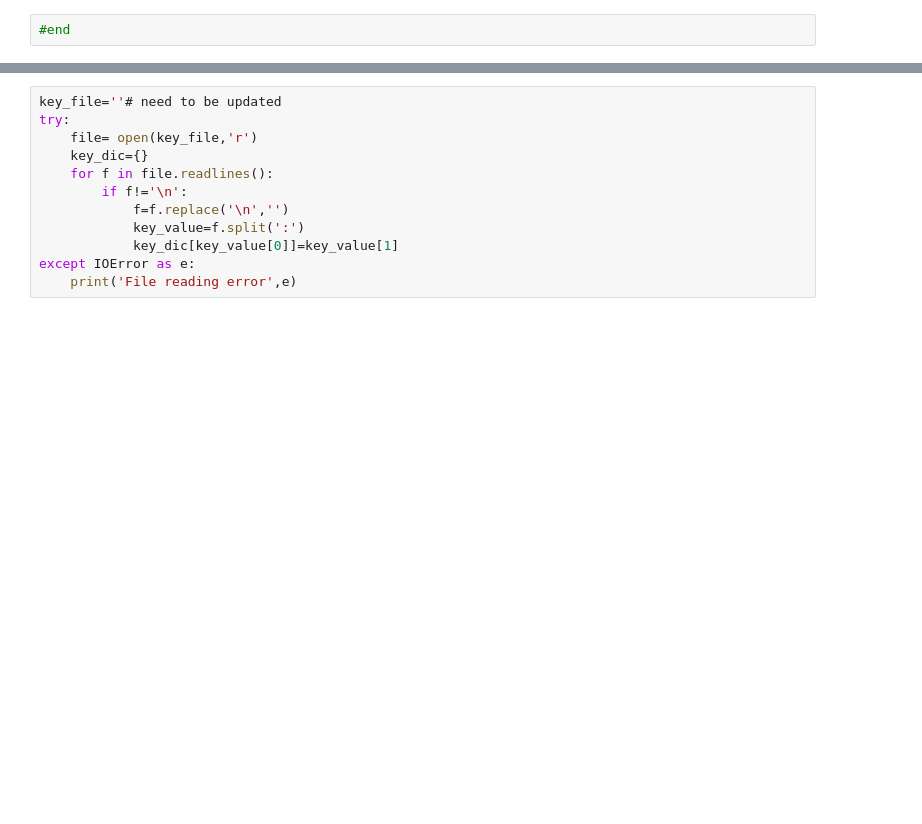
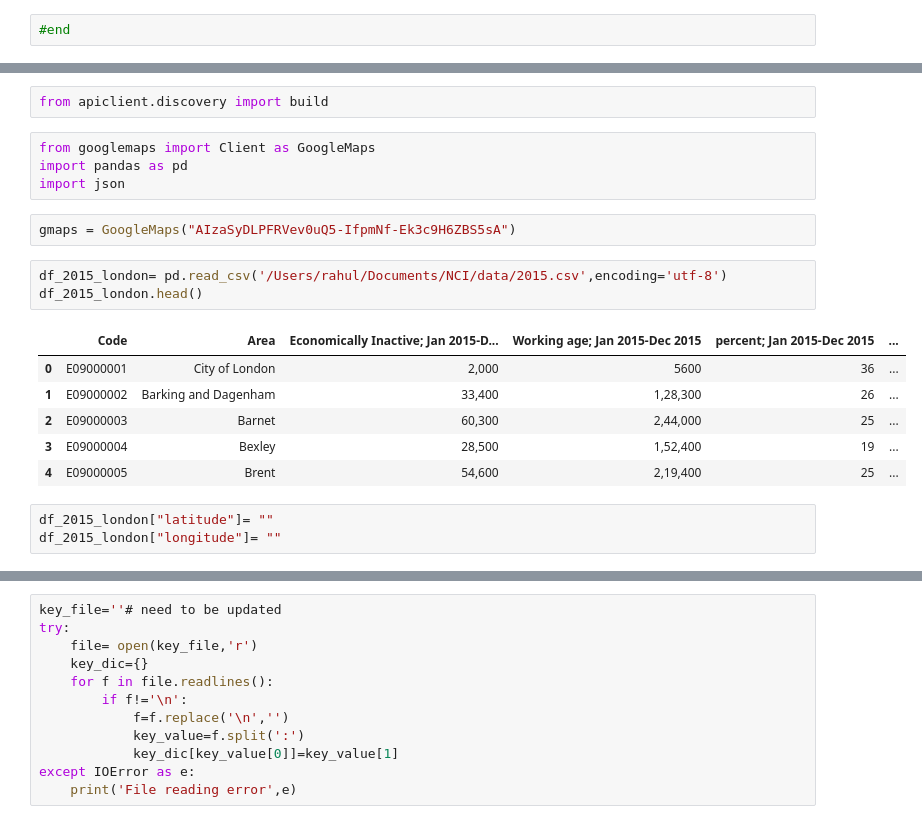
Before and after one commit to mynamerahulkumar/GitHub, a Jupyter notebook: Machine_Learning/NCI/accident_reason/accident_cause.ipynb, the cells around one changed output, grey strips where cells are left out. Drawn from its saved outputs; the diff is of its cells as text; blank space fills up the shorter version.

```diff
--- a/Machine_Learning/NCI/accident_reason/accident_cause.ipynb
+++ b/Machine_Learning/NCI/accident_reason/accident_cause.ipynb
@@ -310,0 +266,21 @@ SyntaxError: invalid character in identifier (<ipython-input-9-0b5c0118bdc0>, li
+# %%
+from apiclient.discovery import build
+# %%
+from googlemaps import Client as GoogleMaps
+import pandas as pd
+import json
+# %%
+gmaps = GoogleMaps("AIzaSyDLPFRVev0uQ5-IfpmNf-Ek3c9H6ZBS5sA")
+# %%
+df_2015_london= pd.read_csv('/Users/rahul/Documents/NCI/data/2015.csv',encoding='utf-8')
+df_2015_london.head()
+# %% [output]
+|  | Code | Area | Economically Inactive; Jan 2015-D... | Working age; Jan 2015-Dec 2015 | percent; Jan 2015-Dec 2015 | ... |
+| 0 | E09000001 | City of London | 2,000 | 5600 | 36 | ... |
+| 1 | E09000002 | Barking and Dagenham | 33,400 | 1,28,300 | 26 | ... |
+| 2 | E09000003 | Barnet | 60,300 | 2,44,000 | 25 | ... |
+| 3 | E09000004 | Bexley | 28,500 | 1,52,400 | 19 | ... |
+| 4 | E09000005 | Brent | 54,600 | 2,19,400 | 25 | ... |
+# %%
+df_2015_london["latitude"]= ""
+df_2015_london["longitude"]= ""
```
Also changed, not shown: parts of 14 cells of this notebook.
